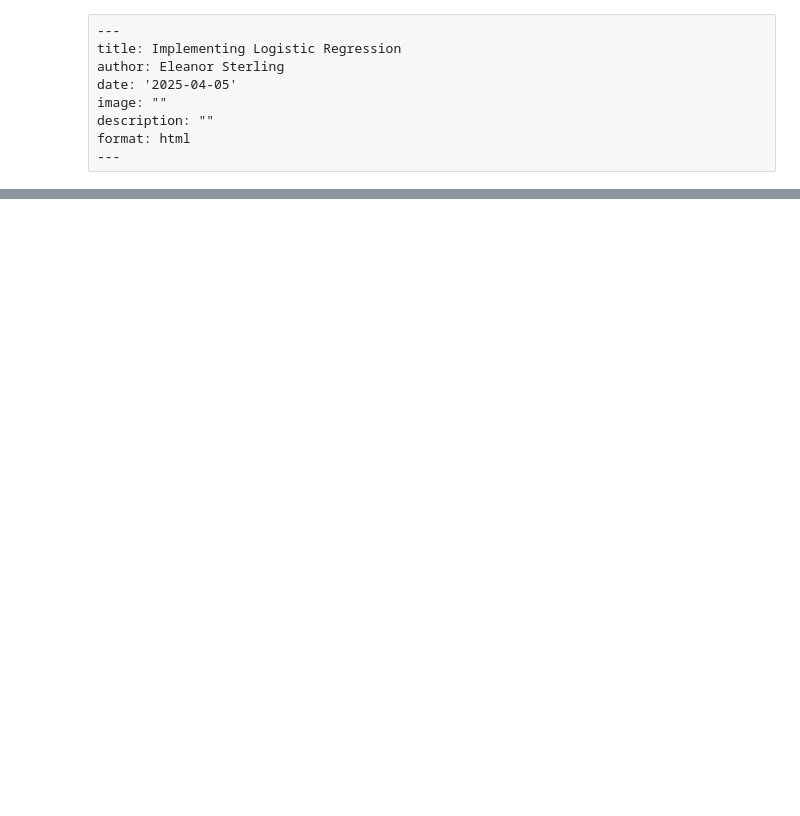
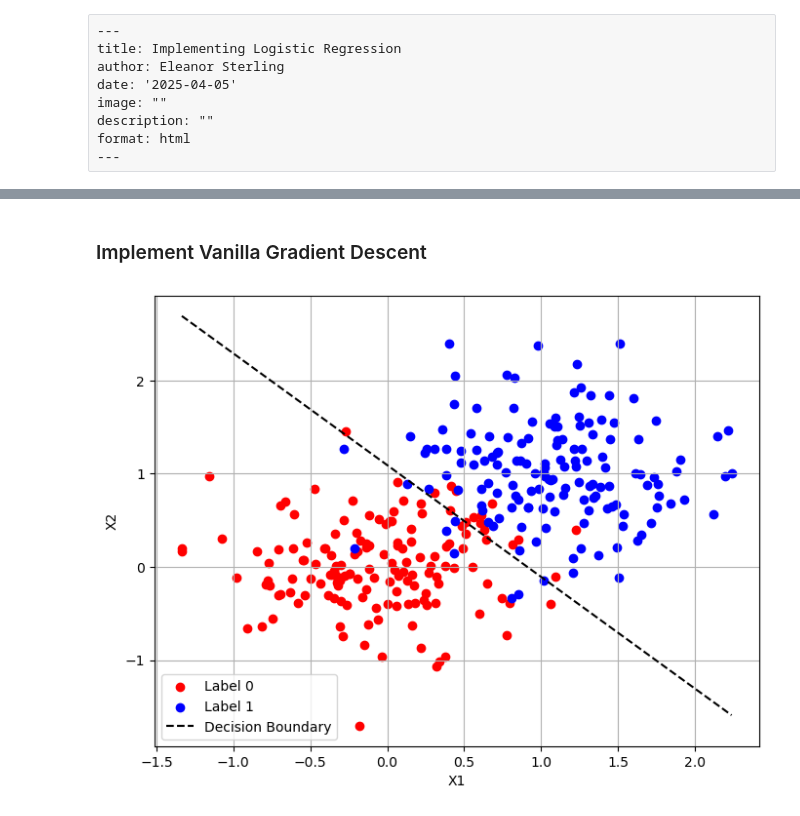
Before and after one commit to ellisterling/ellisterling.github.io, a Jupyter notebook: posts/logistic-regression/index.ipynb, the cells around one changed output, grey strips where cells are left out. Drawn from its saved outputs; the diff is of its cells as text; code cells hidden in the pictures; blank space fills up the shorter version.

```diff
--- a/posts/logistic-regression/index.ipynb
+++ b/posts/logistic-regression/index.ipynb
@@ -42,0 +44,23 @@ labs = plt.gca().set(xlabel = "Number of gradient descent iterations", ylabel =
+# %% [markdown]
+### Implement Vanilla Gradient Descent
+# %%
+def plot_data_and_w(X, y, w):
+    plt.figure(figsize=(8, 6))
+    plt.scatter(X[y == 0][:, 0], X[y == 0][:, 1], color='red', label='Label 0')
+    plt.scatter(X[y == 1][:, 0], X[y == 1][:, 1], color='blue', label='Label 1')
+
+    # Decision boundary: w0*x + w1*y + w2 = 0
+    x_vals = torch.linspace(X[:, 0].min(), X[:, 0].max(), 100)
+    if w[1] != 0:
+        y_vals = -(w[0] * x_vals + w[2]) / w[1]
+        plt.plot(x_vals, y_vals, 'k--', label='Decision Boundary')
+
+    plt.xlabel('X1')
+    plt.ylabel('X2')
+    plt.legend()
+    plt.grid(True)
+    plt.show()
+
+plot_data_and_w(X, y, opt.w)
+# %% [output]
+[figure, added]
```
Also changed, not shown: parts of 2 cells of this notebook, 12 other files.
